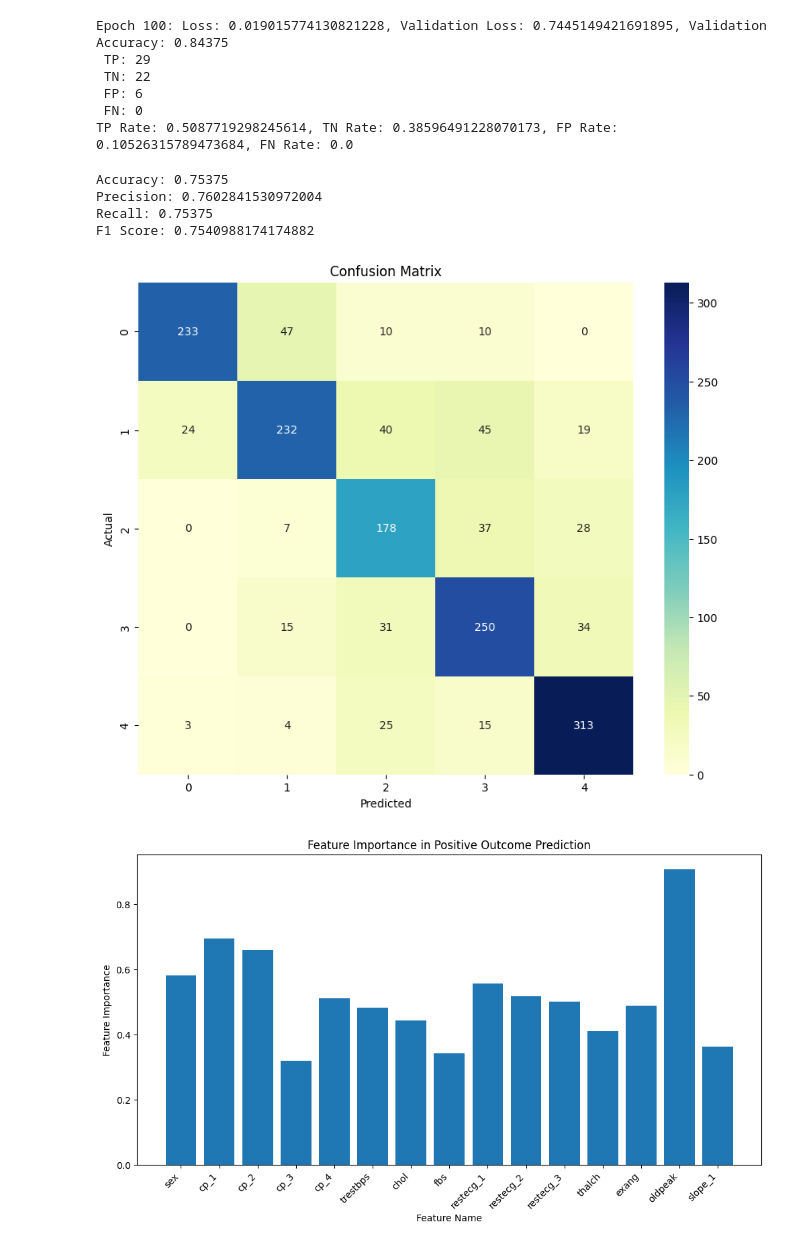
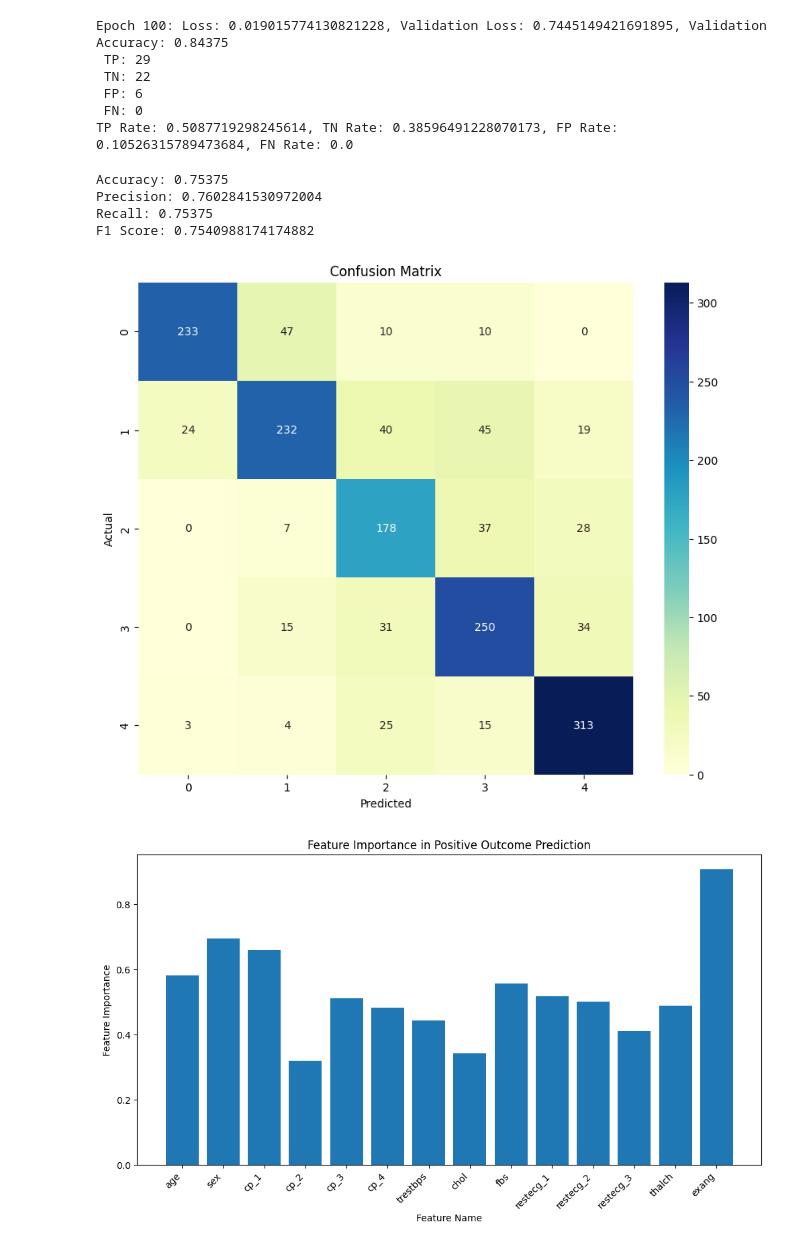
Before and after one commit to elsaimo/4106_Final_project, a Jupyter notebook: SelenaNahraFinalProject.ipynb, the cells around one changed output. Saved outputs shown, nothing was run; the diff lists cells and outputs as text; code cells hidden in the pictures.

```diff
--- a/SelenaNahraFinalProject.ipynb
+++ b/SelenaNahraFinalProject.ipynb
@@ -1235,33 +1235,33 @@ print(f"Accuracy: {accuracy}")
 print(f"Precision: {precision}")
 print(f"Recall: {recall}")
 print(f"F1 Score: {f1}")
 
 # Plot the confusion matrix
 plt.figure(figsize=(10, 8))
 sns.heatmap(conf_matrix, annot=True, fmt="d", cmap="YlGnBu", xticklabels=np.unique(all_labels), yticklabels=np.unique(all_labels))
 plt.xlabel('Predicted')
 plt.ylabel('Actual')
 plt.title('Confusion Matrix')
 plt.show()
 
 learned_weights = model.fc.weight.detach().cpu().numpy()
 
-feature_names = df.columns[1:16]
+feature_names = df.columns[:14]
 
 feature_importance = np.abs(learned_weights).sum(axis=0)
 
 plt.figure(figsize=(12, 6))
-feature_importance = feature_importance[:15]
+feature_importance = feature_importance[:14]
 plt.bar(feature_names, feature_importance)
 plt.xticks(rotation=45, ha="right")
 plt.xlabel('Feature Name')
 plt.ylabel('Feature Importance')
 plt.title('Feature Importance in Positive Outcome Prediction')
 plt.show()
 # %% [output]
 Accuracy: 0.75375
 Precision: 0.7602841530972004
 Recall: 0.75375
 F1 Score: 0.7540988174174882
 [figure]
-[figure, old version]
+[figure, new version]
```
